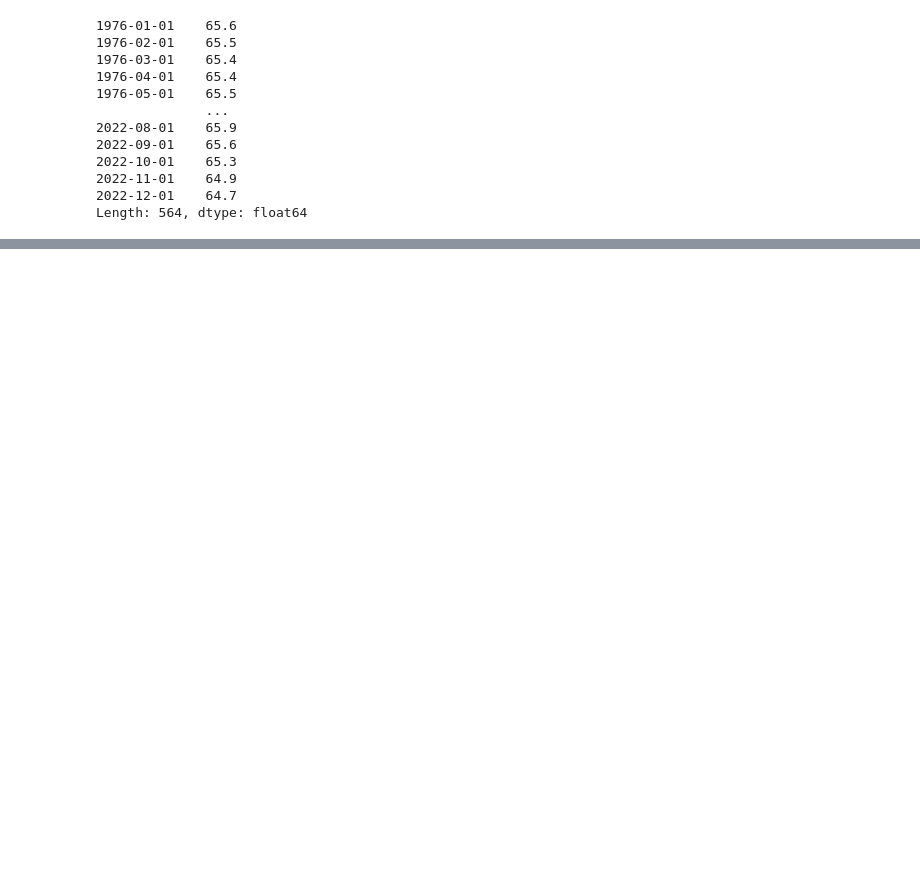
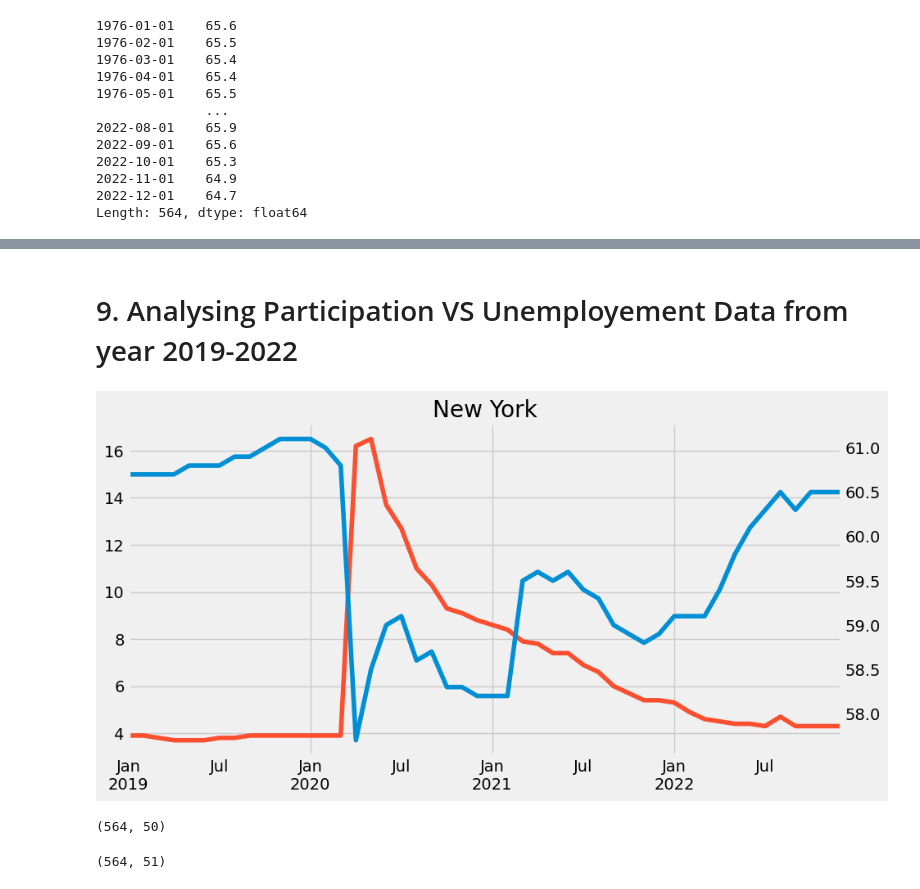
Before and after one commit to addomaks/Exploratory-Analysis, a Jupyter notebook: economics-analysis-using-pandas.ipynb, the cells around one changed output, grey strips where cells are left out. Cells and saved outputs as stored; diff of their text form; code cells hidden in the pictures; blank space fills up the shorter version.

```diff
--- a/economics-analysis-using-pandas.ipynb
+++ b/economics-analysis-using-pandas.ipynb
@@ -166,0 +192,14 @@ px.line(part_results, title='Participation Rate by States')
+# %% [markdown]
+# 9. Analysing Participation VS Unemployement Data from year 2019-2022
+# %%
+fig, ax = plt.subplots()
+ax2 = ax.twinx()
+unemp_results.query('index >= 2019 and index < 2023')[' New York'] \
+.plot(kind='line',ax=ax, figsize=(10,5), label='Unemployement Rate', color=color_pal[1])
+part_results.query('index >= 2019 and index < 2023')[' New York'] \
+.plot(ax=ax2, label='Participation Rate')
+ax2.grid(False)
+ax.set_title('New York')
+plt.show()
+# %% [output]
+[figure, added]
@@ -166,0 +223,8 @@ px.line(part_results, title='Participation Rate by States')
+# %%
+part_results.shape
+# %% [output]
+(564, 50)
+# %%
+unemp_results.shape
+# %% [output]
+(564, 51)
```
Also changed, not shown: parts of 11 cells of this notebook.
